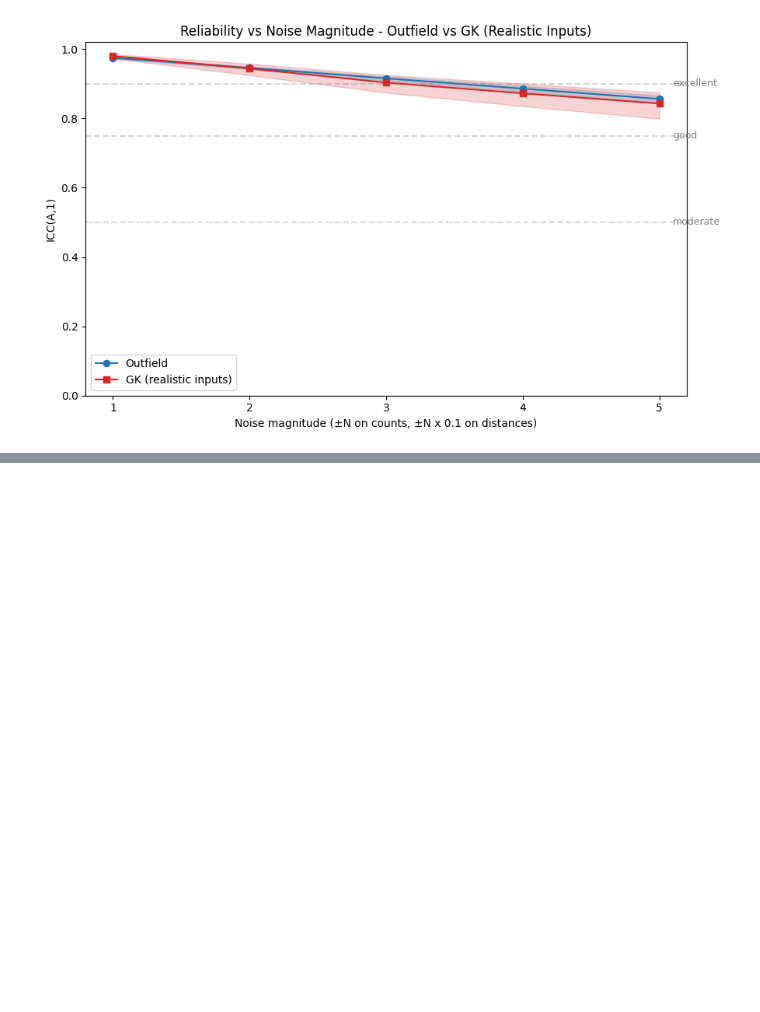
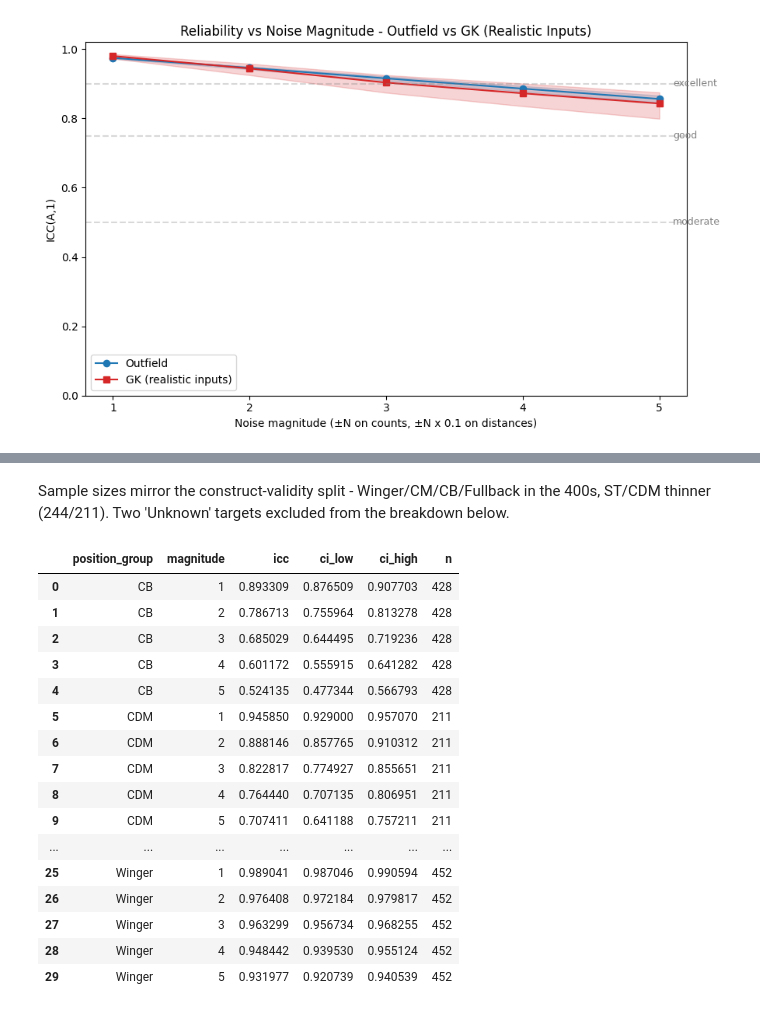
Before and after one commit to Kaziksobo/Gaffers-Clipboard, a Jupyter notebook: workshop/ratings_validation/rating_reliability.ipynb, the cells around one changed output, grey strips where cells are left out. Cells and saved outputs as stored; diff of their text form; code cells hidden in the pictures; blank space fills up the shorter version.

```diff
--- a/workshop/ratings_validation/rating_reliability.ipynb
+++ b/workshop/ratings_validation/rating_reliability.ipynb
@@ -791,0 +696,20 @@ original validation methodology not yet started.
+# %%
+POSITION_GROUP_MAP = {
+    'ST': 'ST',
+    'LW': 'Winger', 'RW': 'Winger',
+    'CM': 'CM',
+    'CDM': 'CDM',
+    'CB': 'CB',
+    'LB': 'Fullback', 'RB': 'Fullback',
+}
+
+# Same primary-position simplification as the construct-validity notebook -
+# first listed position, not the full multi-position blend.
+target_position_group = {}
+for tid in valid_targets:
+    perf, _, _ = performance_lookup[tid]
+    primary_position = perf['positions_played'][0] if perf.get('positions_played') else None
+    target_position_group[tid] = POSITION_GROUP_MAP.get(primary_position, 'Unknown')
+
+position_labels = np.array([target_position_group[tid] for tid in valid_targets])
+print(pd.Series(position_labels).value_counts())
@@ -791,0 +725,4 @@ original validation methodology not yet started.
+# %% [markdown]
+Sample sizes mirror the construct-validity split - Winger/CM/CB/Fullback in the
+400s, ST/CDM thinner (244/211). Two 'Unknown' targets excluded from the
+breakdown below.
@@ -791,0 +733,36 @@ original validation methodology not yet started.
+# %%
+position_groups_to_test = [g for g in np.unique(position_labels) if g != 'Unknown']
+
+position_sweep_results = []
+for group in position_groups_to_test:
+    mask = position_labels == group
+    for magnitude in NOISE_MAGNITUDES:
+        sub_matrix = matrices_by_magnitude[magnitude][mask]
+        icc_value = icc_a1_closed_form(sub_matrix)
+        boot_iccs = bootstrap_icc_a1_fast(sub_matrix, n_resamples=N_BOOTSTRAP_RESAMPLES)
+        ci_l, ci_h = np.percentile(boot_iccs, [2.5, 97.5])
+        position_sweep_results.append({
+            'position_group': group, 'magnitude': magnitude, 'icc': icc_value,
+            'ci_low': ci_l, 'ci_high': ci_h, 'n': mask.sum()
+        })
+
+position_sweep_df = pd.DataFrame(position_sweep_results)
+position_sweep_df
+# %% [output]
+|  | position_group | magnitude | icc | ci_low | ci_high | n |
+| 0 | CB | 1 | 0.893309 | 0.876509 | 0.907703 | 428 |
+| 1 | CB | 2 | 0.786713 | 0.755964 | 0.813278 | 428 |
+| 2 | CB | 3 | 0.685029 | 0.644495 | 0.719236 | 428 |
+| 3 | CB | 4 | 0.601172 | 0.555915 | 0.641282 | 428 |
+| 4 | CB | 5 | 0.524135 | 0.477344 | 0.566793 | 428 |
+| 5 | CDM | 1 | 0.945850 | 0.929000 | 0.957070 | 211 |
+| 6 | CDM | 2 | 0.888146 | 0.857765 | 0.910312 | 211 |
+| 7 | CDM | 3 | 0.822817 | 0.774927 | 0.855651 | 211 |
+| 8 | CDM | 4 | 0.764440 | 0.707135 | 0.806951 | 211 |
+| 9 | CDM | 5 | 0.707411 | 0.641188 | 0.757211 | 211 |
+| ... | ... | ... | ... | ... | ... | ... |
+| 25 | Winger | 1 | 0.989041 | 0.987046 | 0.990594 | 452 |
+| 26 | Winger | 2 | 0.976408 | 0.972184 | 0.979817 | 452 |
+| 27 | Winger | 3 | 0.963299 | 0.956734 | 0.968255 | 452 |
+| 28 | Winger | 4 | 0.948442 | 0.939530 | 0.955124 | 452 |
+| 29 | Winger | 5 | 0.931977 | 0.920739 | 0.940539 | 452 |
```
Also changed, not shown: parts of 49 cells of this notebook.
